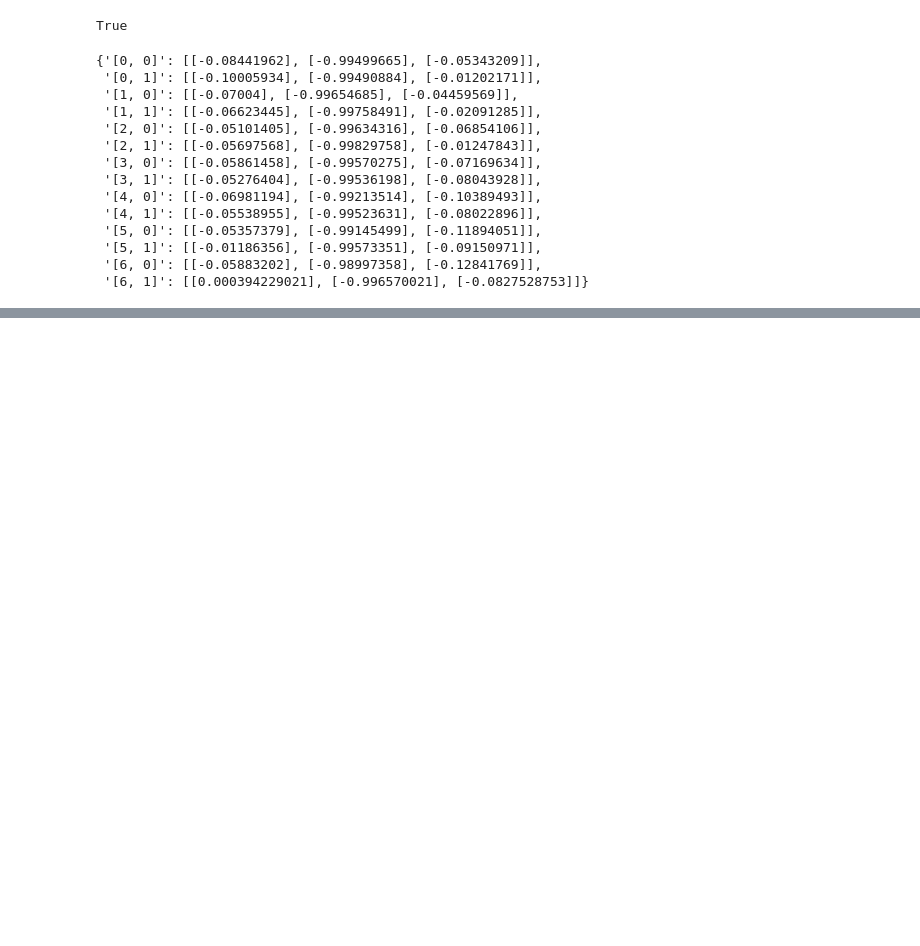
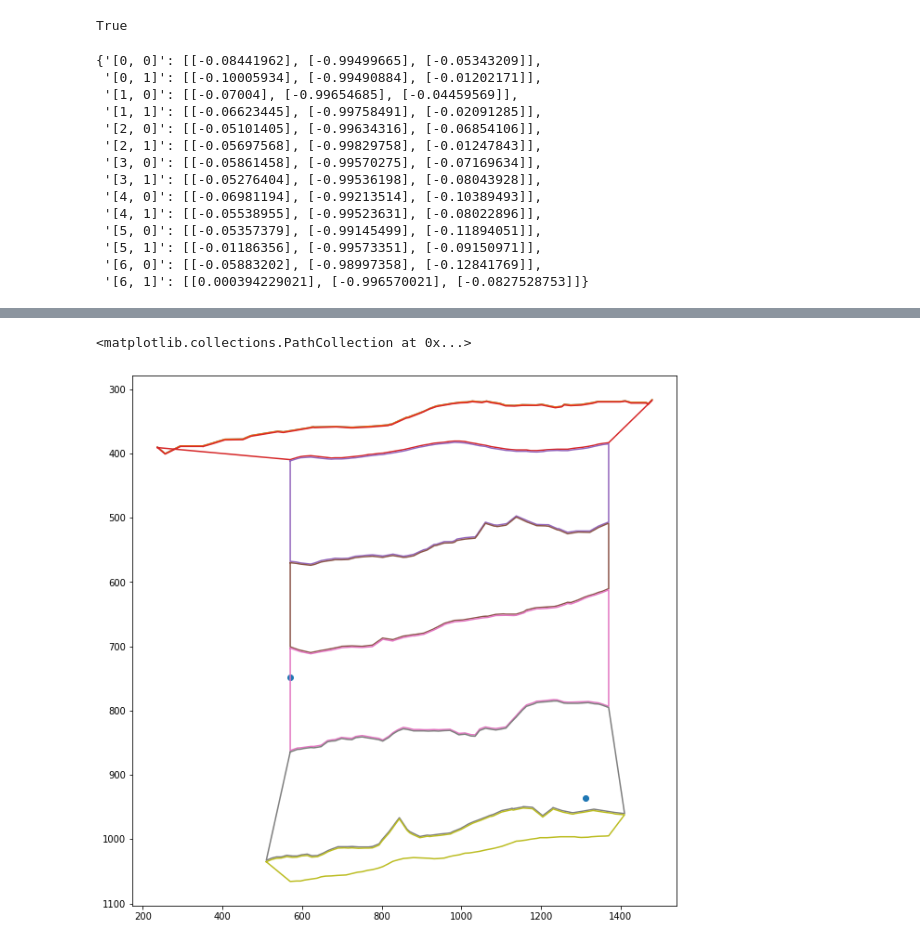
Before and after one commit to emjoyce/skeleton_keys_polygon, a Jupyter notebook: cut_polygons_1.ipynb, the cells around one changed output, grey strips where cells are left out. Cells and saved outputs as stored; diff of their text form; code cells hidden in the pictures; blank space fills up the shorter version.

Commit message:
updated polygon_creation and tools

```diff
--- a/cut_polygons_1.ipynb
+++ b/cut_polygons_1.ipynb
@@ -715,5 +718,0 @@ polygon_creation.find_up_vec(x_pos = soma_pos[0], z_pos = soma_pos[2])
-# %%
-res = .3603
-[1000*res,1000*res]
-points2 = polygon_creation.calculate_soma_poly(soma_loc, 65, 25000)
-points2/[1000*res,1000*res]
@@ -767,0 +764,18 @@ plot_layer_polygon(ax, test_poly)
+# %%
+# I want to plot the two diagonal edges of these ranges to see how
+# much is covered by these layers ^
+x_ranges, z_ranges
+range_min = np.array([570112.0, 748880.0])/[1000*res,1000*res]*res
+range_max = np.array([1311040.0, 935640.0])/[1000*res,1000*res]*res
+
+# plot those
+fig, ax = plt.subplots()
+fig.set_size_inches(10.5, 10.5)
+plot_layer_polygon(ax, test_poly)
+ax.invert_yaxis()
+
+
+ax.scatter(x = [range_min[0], range_max[0]], y = [range_min[1], range_max[1]])
+# %% [output]
+<matplotlib.collections.PathCollection at 0x...>
+[figure, added]
```
Also changed, not shown: parts of 65 cells of this notebook, 27 other files.
